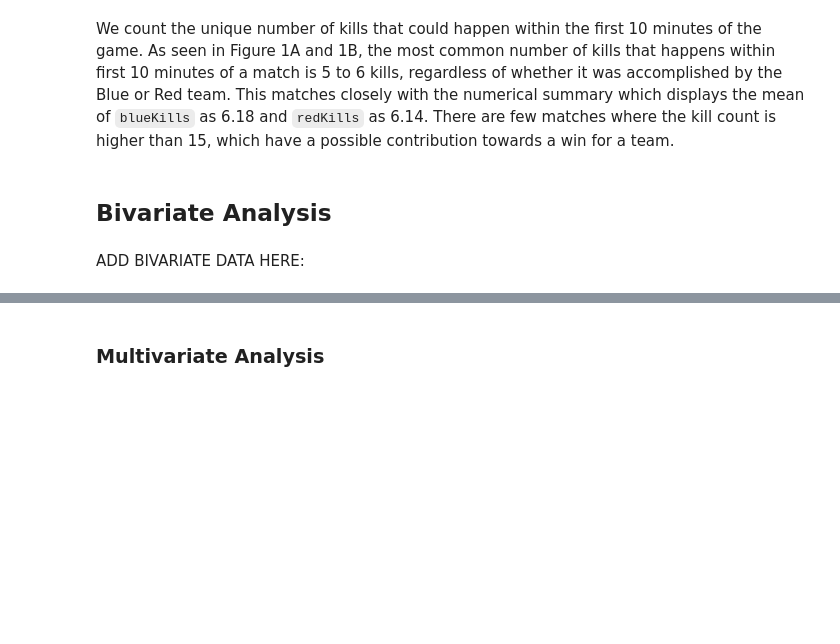
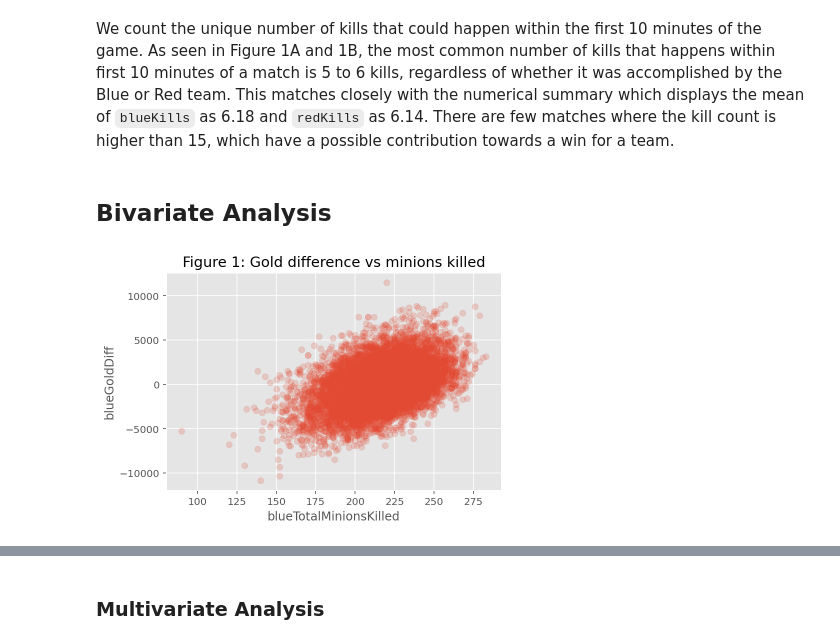
Before and after one commit to angelocarasig/lol_diamond_ranked_analysis, a Jupyter notebook: League of Legends Diamond Ranked Game Analysis.ipynb, the cells around one changed output, grey strips where cells are left out. Cells and saved outputs as stored; diff of their text form; code cells hidden in the pictures; blank space fills up the shorter version.

```diff
--- a/League of Legends Diamond Ranked Game Analysis.ipynb
+++ b/League of Legends Diamond Ranked Game Analysis.ipynb
@@ -353,5 +353,19 @@ plt.show()
 We count the unique number of kills that could happen within the first 10 minutes of the game. As seen in Figure 1A and 1B, the most common number of kills that happens within first 10 minutes of a match is 5 to 6 kills, regardless of whether it was accomplished by the Blue or Red team. This matches closely with the numerical summary which displays the mean of `blueKills` as 6.18 and `redKills` as 6.14. There are few matches where the kill count is higher than 15, which have a possible contribution towards a win for a team.
 # %% [markdown]
 ## Bivariate Analysis<a id='biana'></a>
-# %% [markdown]
-ADD BIVARIATE DATA HERE:
+# %%
+bKills = df['blueKills']
+bGDiff = df['blueGoldDiff']
+bCs = df['blueTotalMinionsKilled']
+bDeaths = df['blueDeaths']
+bGold = df['blueTotalGold']
+bFBlood = df['blueFirstBlood']
+bElite = df['blueEliteMonsters']
+bWards = df['blueWardsPlaced']
+plt.scatter(bCs, bGDiff,alpha=0.2)
+plt.ylabel('blueGoldDiff')
+plt.xlabel('blueTotalMinionsKilled')
+plt.title('Figure 1: Gold difference vs minions killed')
+plt.show()
+# %% [output]
+[figure, added]
```
Also changed, not shown: parts of 5 cells of this notebook.
